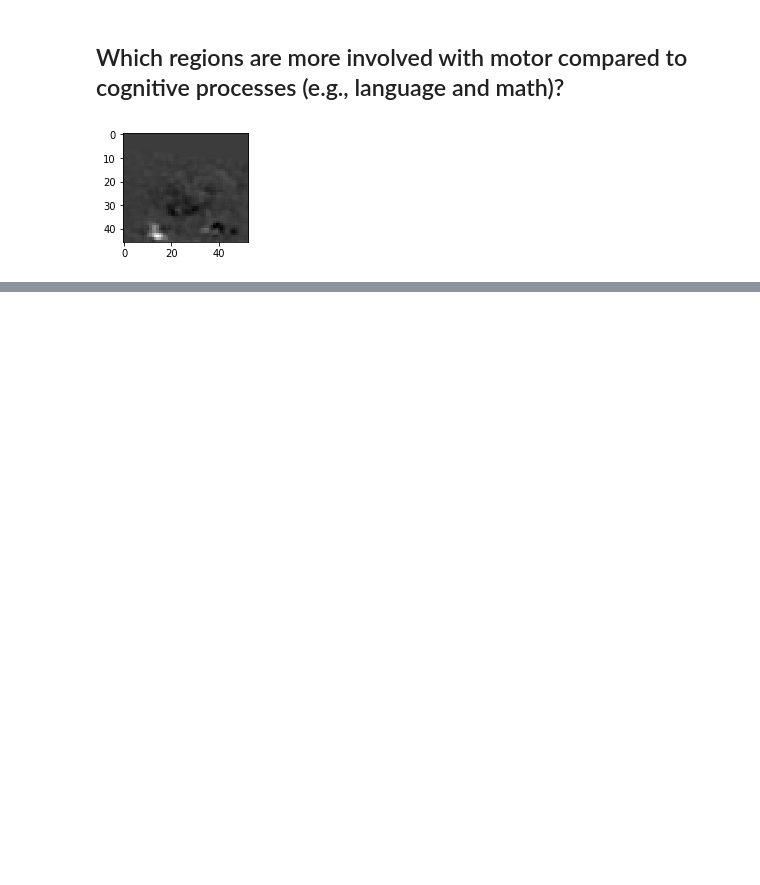
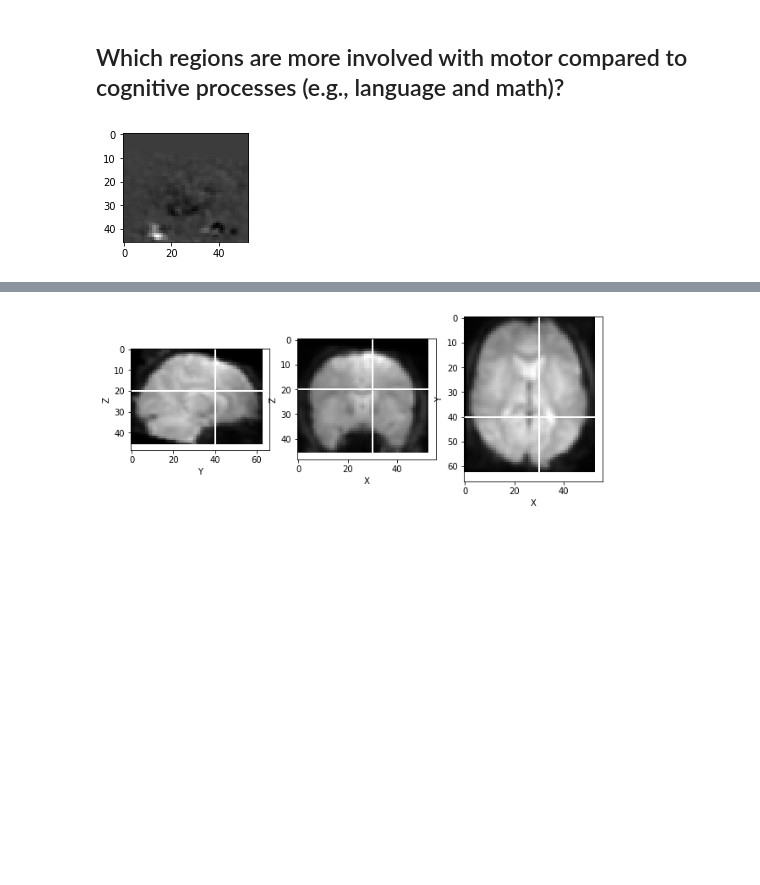
Before and after one commit to sapols/bai-book, a Jupyter notebook: content/labs/lab-glm_3d/index.ipynb, the cells around one changed output, grey strips where cells are left out. Saved outputs shown, nothing was run; the diff lists cells and outputs as text; code cells hidden in the pictures; blank space fills up the shorter version.

```diff
--- a/content/labs/lab-glm_3d/index.ipynb
+++ b/content/labs/lab-glm_3d/index.ipynb
@@ -543,6 +558,6 @@ FunctionalData3D.show_contrast(beta_map_nums_vs_words, [0,0,0,0,0,0,0,1,-1,-1,0,
 beta_map_motor_vs_cog = FunctionalData3D.compute_beta_map(data, design_matrix_localizer_full.values)
 # %%
 #FunctionalData3D.plot_beta_map(beta_map_motor_vs_cog, design_matrix_localizer_full)
-FunctionalData3D.show_contrast(beta_map_motor_vs_cog, [0,0,1,1,1,1,-1,-1,-1,-1,0,0,0,0,0,0,0,0,0,0,0,0], axis='y', pos=60)
+z = FunctionalData3D.show_contrast(beta_map_motor_vs_cog, [0,0,1,1,1,1,-1,-1,-1,-1,0,0,0,0,0,0,0,0,0,0,0,0], axis='y', pos=60)
 # %% [output]
 [figure]
@@ -548,0 +628,56 @@ FunctionalData3D.show_contrast(beta_map_motor_vs_cog, [0,0,1,1,1,1,-1,-1,-1,-1,0
+# %%
+def show_voxel_with_crosshairs(data, x, y, z, t, beta = False):
+    # if beta is True, search for interesting regions (max)
+    if beta:
+        shape = data.shape
+    else:
+        shape = data.get_fdata().shape
+    xLength = shape[0]
+    yLength = shape[1]
+    zLength = shape[2]
+
+    xIndex = x
+    yIndex = y
+    zIndex = z
+    timeSlice = t
+
+    plt.figure(figsize=(10,10))
+
+    plt.subplot(1,3,1, xlabel='Y', ylabel='Z')
+    if beta:
+        imgX = data[xIndex,:,:,timeSlice]
+    else:
+        imgX = data.get_fdata()[xIndex,:,:,timeSlice]
+    rotated_imgX = ndimage.rotate(imgX, 90)
+    plt.imshow(rotated_imgX, 'gray', interpolation='none')
+    plt.plot([0,yLength],[zIndex,zIndex],'w-', linestyle = "-", lw=2)
+    plt.plot([yIndex,yIndex],[0,zLength],'w-', linestyle = "-", lw=2)
+    plt.text(10, 245, 'x={}'.format(x), fontsize=12, color='white')
+
+    plt.subplot(1,3,2, xlabel='X', ylabel='Z')
+    if beta:
+        imgY = data[:,yIndex,:,timeSlice]
+    else:
+        imgY = data.get_fdata()[:,yIndex,:,timeSlice]
+    rotated_imgY = ndimage.rotate(imgY, 90)
+    plt.imshow(rotated_imgY, 'gray', interpolation='none')
+    plt.plot([0,xLength],[zIndex,zIndex],'w-', linestyle = "-", lw=2)
+    plt.plot([xIndex,xIndex],[0,zLength],'w-', linestyle = "-", lw=2)
+    plt.text(10, 175, 'y={}'.format(y), fontsize=12, color='white')
+
+    plt.subplot(1,3,3, xlabel='X', ylabel='Y')
+    if beta:
+        imgZ = data[:,:,zIndex,timeSlice]
+    else:
+        imgZ = data.get_fdata()[:,:,zIndex,timeSlice]
+    rotated_imgZ = ndimage.rotate(imgZ, 90)
+    plt.imshow(rotated_imgZ, 'gray', interpolation='none')
+    plt.plot([0,xLength],[yIndex,yIndex],'w-', linestyle = "-", lw=2)
+    plt.plot([xIndex,xIndex],[0,yLength],'w-', linestyle = "-", lw=2)
+    plt.text(10, 175, 'z={}'.format(z), fontsize=12, color='white')
+
+    plt.show()
+
+show_voxel_with_crosshairs(data, 30, 40, 20, 5)
+# %% [output]
+[figure, added]
```
Also changed, not shown: parts of 10 cells of this notebook, 1 other file.
